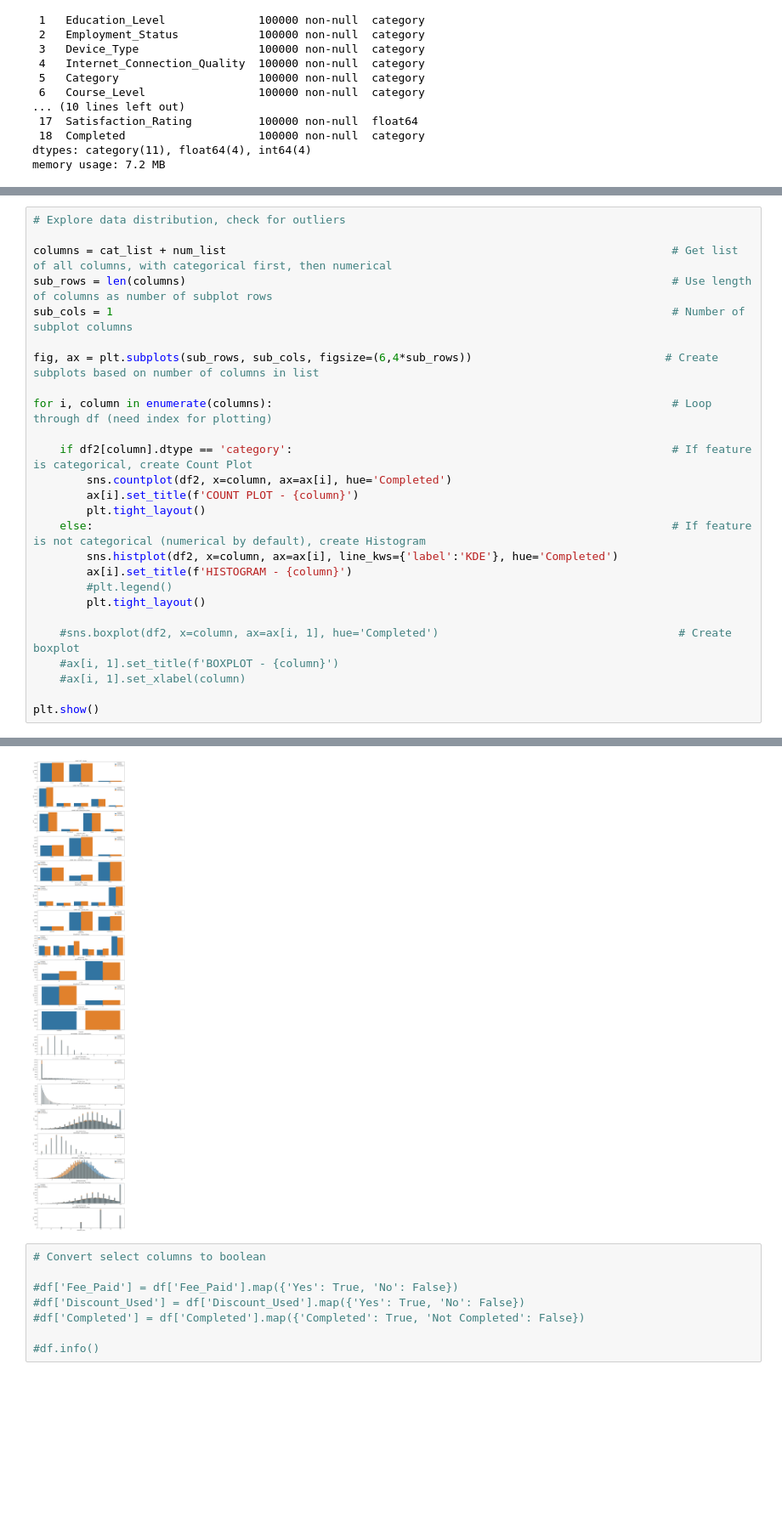
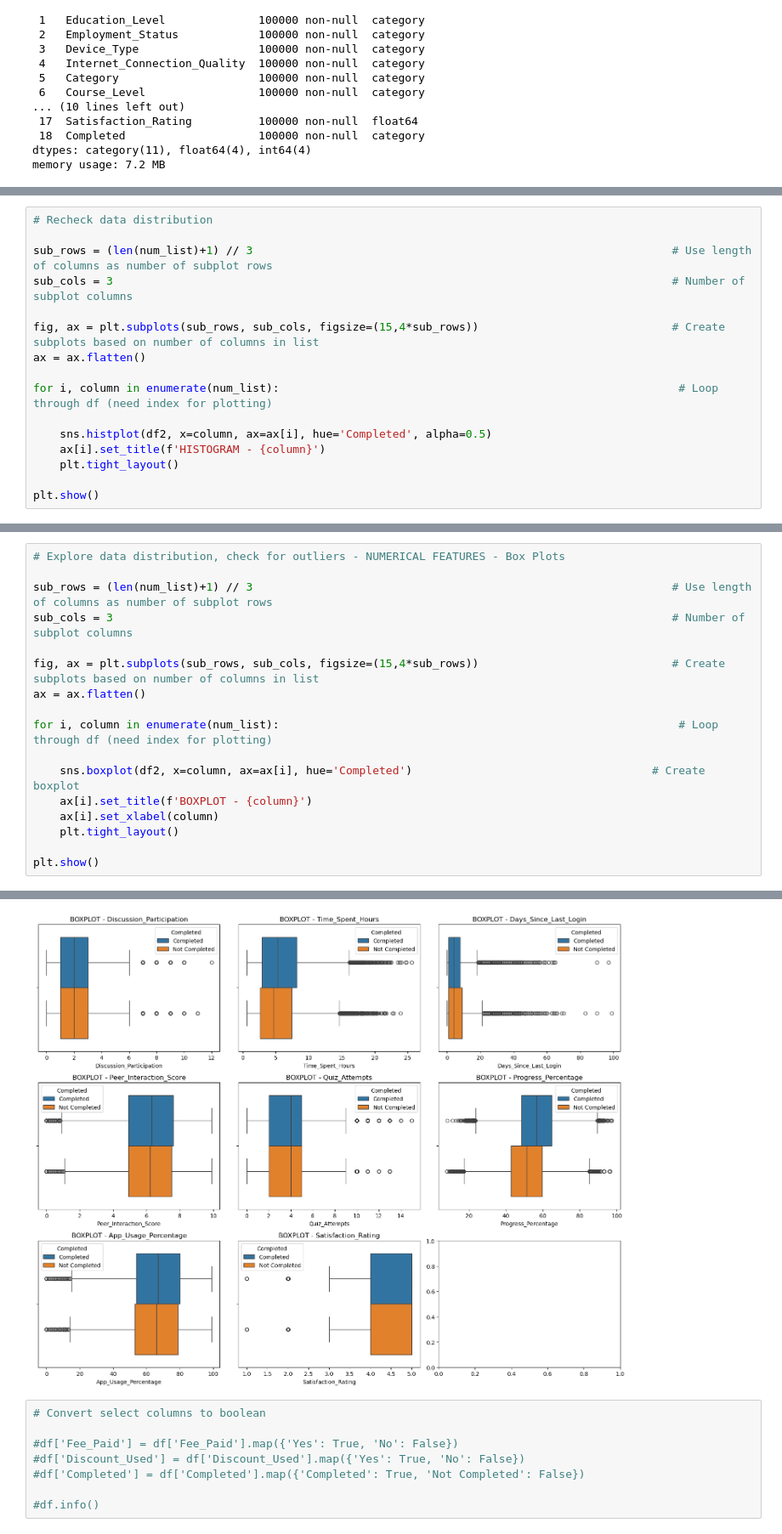
Before and after one commit to AkeemSemperDataScience/data3450-project-v1251-group_1, a Jupyter notebook: START_Project.ipynb, the cells around one changed output, grey strips where cells are left out. Shown: that part at 85% size. Drawn from its saved outputs; the diff is of its cells as text; blank space fills up the shorter version.

Commit message:
Data Exploration

```diff
--- a/START_Project.ipynb
+++ b/START_Project.ipynb
@@ -272,0 +298,16 @@ memory usage: 7.2 MB
+# %%
+# Recheck data distribution
+
+sub_rows = (len(num_list)+1) // 3                                                               # Use length of columns as number of subplot rows
+sub_cols = 3                                                                                    # Number of subplot columns
+
+fig, ax = plt.subplots(sub_rows, sub_cols, figsize=(15,4*sub_rows))                             # Create subplots based on number of columns in list
+ax = ax.flatten()
+
+for i, column in enumerate(num_list):                                                            # Loop through df (need index for plotting)
+
+    sns.histplot(df2, x=column, ax=ax[i], hue='Completed', alpha=0.5)
+    ax[i].set_title(f'HISTOGRAM - {column}')
+    plt.tight_layout()
+
+plt.show()
@@ -273,27 +330,18 @@ memory usage: 7.2 MB
 # %%
-# Explore data distribution, check for outliers
+# Explore data distribution, check for outliers - NUMERICAL FEATURES - Box Plots
 
-columns = cat_list + num_list                                                                   # Get list of all columns, with categorical first, then numerical
-sub_rows = len(columns)                                                                         # Use length of columns as number of subplot rows
-sub_cols = 1                                                                                    # Number of subplot columns
+sub_rows = (len(num_list)+1) // 3                                                               # Use length of columns as number of subplot rows
+sub_cols = 3                                                                                    # Number of subplot columns
 
-fig, ax = plt.subplots(sub_rows, sub_cols, figsize=(6,4*sub_rows))                             # Create subplots based on number of columns in list
+fig, ax = plt.subplots(sub_rows, sub_cols, figsize=(15,4*sub_rows))                             # Create subplots based on number of columns in list
+ax = ax.flatten()
 
-for i, column in enumerate(columns):                                                            # Loop through df (need index for plotting)
+for i, column in enumerate(num_list):                                                            # Loop through df (need index for plotting)
 
-    if df2[column].dtype == 'category':                                                         # If feature is categorical, create Count Plot
-        sns.countplot(df2, x=column, ax=ax[i], hue='Completed')
-        ax[i].set_title(f'COUNT PLOT - {column}')
-        plt.tight_layout()
-    else:                                                                                       # If feature is not categorical (numerical by default), create Histogram
-        sns.histplot(df2, x=column, ax=ax[i], line_kws={'label':'KDE'}, hue='Completed')
-        ax[i].set_title(f'HISTOGRAM - {column}')
-        #plt.legend()
-        plt.tight_layout()
-
-    #sns.boxplot(df2, x=column, ax=ax[i, 1], hue='Completed')                                    # Create boxplot
-    #ax[i, 1].set_title(f'BOXPLOT - {column}')
-    #ax[i, 1].set_xlabel(column)
+    sns.boxplot(df2, x=column, ax=ax[i], hue='Completed')                                    # Create boxplot
+    ax[i].set_title(f'BOXPLOT - {column}')
+    ax[i].set_xlabel(column)
+    plt.tight_layout()
 
 plt.show()
 # %% [output]
@@ -308,4 +348,4 @@ No artists with labels found to put in legend.  Note that artists whose label st
-[figure, old version]
+[figure, new version]
 # %%
 # Convert select columns to boolean
 
```
Also changed, not shown: parts of 10 cells of this notebook.
